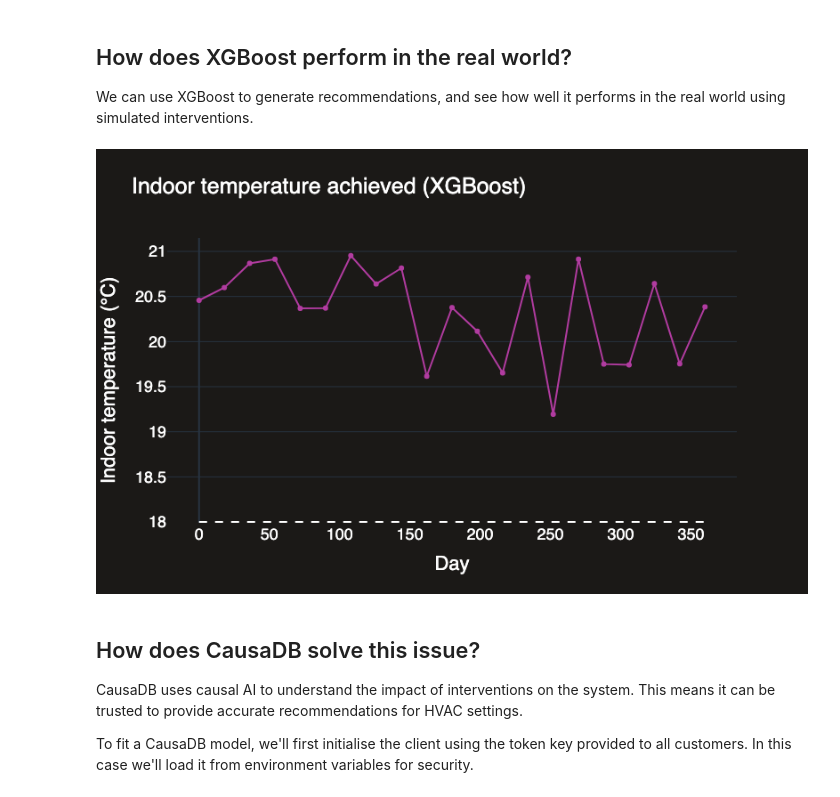
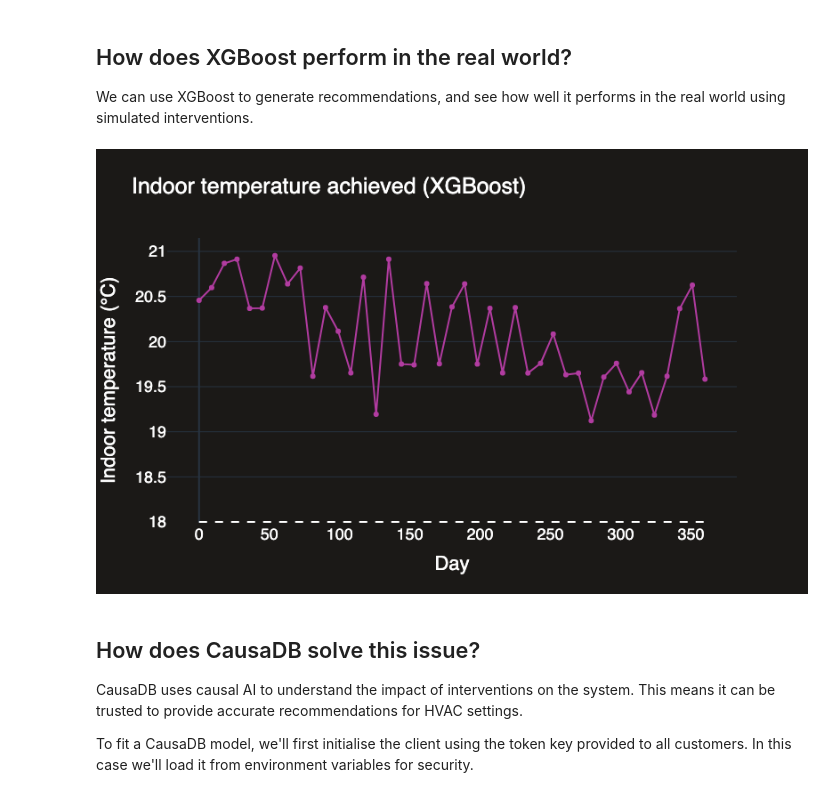
Before and after one commit to causalabs/causadb-examples, a Jupyter notebook: python/smart_building/notebook.ipynb, the cells around one changed output. Saved outputs shown, nothing was run; the diff lists cells and outputs as text; code cells hidden in the pictures.

```diff
--- a/python/smart_building/notebook.ipynb
+++ b/python/smart_building/notebook.ipynb
@@ -154,40 +154,40 @@ We can use XGBoost to generate recommendations, and see how well it performs in
 target_indoor_temp = 18
 
 # Predict heating for outdoor_temp = current_outdoor_temp, indoor_temp = target_temp
-day_idx = np.arange(0, data.shape[0], data.shape[0]//20)
+day_idx = np.arange(0, data.shape[0], data.shape[0]//40)
 X = np.stack([outdoor_temp_test, np.repeat(target_indoor_temp, repeats=len(outdoor_temp_test))], axis=1)
 heating_pred_xgb = xgb_model.predict(X)
 indoor_temp_xgb, energy_xgb = set_heating(heating_pred_xgb, outdoor_temp_test, noise=False)
 
 fig = go.Figure()
 
 # Create line plots
 fig.add_trace(go.Scatter(y=indoor_temp_xgb, x=day_idx, mode='lines+markers', name='XGBoost', line_width=2, line_color=colors[1]))
 
 # Add target temperature line
 fig.add_shape(type='line',
               x0=day_idx[0], y0=target_indoor_temp, x1=day_idx[-1], y1=target_indoor_temp,
               line=dict(color='white', width=2, dash='dash'))
 
 # Update axes properties
 fig.update_layout(
     template='plotly_dark',
     paper_bgcolor=background_color,  # Background color for the whole figure
     plot_bgcolor=background_color,   # Background color for the plotting area
     xaxis_title="Day",  # X-axis label
     yaxis_title="Indoor temperature (°C)",  # Y-axis label
     title="Indoor temperature achieved (XGBoost)",  # Title of the plot
     font=dict(family="Helvetica", size=18, color="white"),  # Set the font here
     xaxis=dict(showgrid=False),  # Increase X-axis label size
     yaxis=dict(showgrid=True),   # Increase Y-axis label size
     width=800,  # Set the figure width
     height=500,  # Set the figure height
 )
 
 # Show plot
 fig.show(renderer="png")
 # %% [output]
-[figure, old version]
+[figure, new version]
 # %% [markdown]
 ## How does CausaDB solve this issue?
 
```
Also changed, not shown: parts of 2 cells of this notebook, 10 other files.
